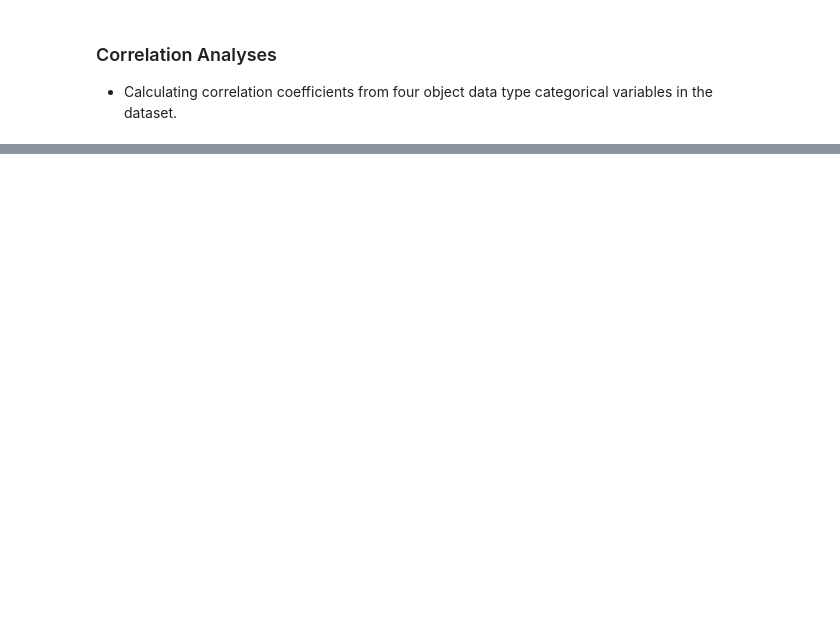
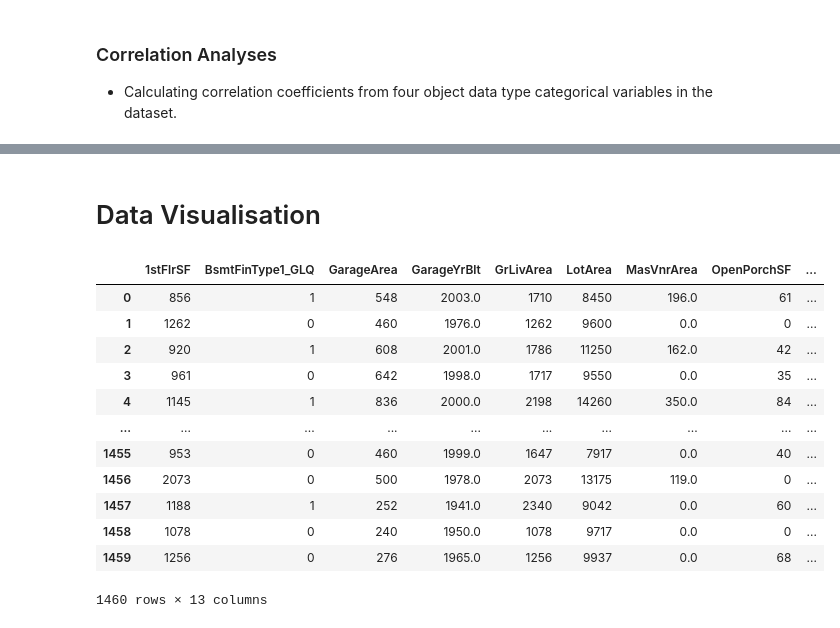
Before and after one commit to SalwinA/heritage-housing-project, a Jupyter notebook: jupyter_notebooks/Sales_Price_Correlation Study.ipynb, the cells around one changed output, grey strips where cells are left out. Saved outputs shown, nothing was run; the diff lists cells and outputs as text; code cells hidden in the pictures; blank space fills up the shorter version.

```diff
--- a/jupyter_notebooks/Sales_Price_Correlation Study.ipynb
+++ b/jupyter_notebooks/Sales_Price_Correlation Study.ipynb
@@ -105,0 +123,5 @@ pandas_report.to_notebook_iframe()
+# %%
+missingdata_categorial_variables = (missing_data_variables
+                    .columns[missing_data_variables.dtypes == 'object']
+                    .to_list())
+missingdata_categorial_variables
@@ -106,7 +130,12 @@ pandas_report.to_notebook_iframe()
+# %%
+from feature_engine.imputation import CategoricalImputer
+categorical_imputer = CategoricalImputer(imputation_method='frequent',
+                                         variables=missingdata_categorial_variables)
+df = categorical_imputer.fit_transform(df)
 # %%
 from feature_engine.encoding import OneHotEncoder
-encoder = OneHotEncoder(variables=df.columns[df.dtypes=='object'].to_list(), drop_last=False)
+encoder = OneHotEncoder(variables=missingdata_categorial_variables, drop_last=False)
 df_ohe = encoder.fit_transform(df)
 print(df_ohe.shape)
-df_ohe.head(5)
+df_ohe.head(3)
 # %% [output]
@@ -126,0 +194,14 @@ df.to_csv(f"outputs/datasets_collection/housing_prices.csv",index=False)
+# %%
+eda_dataframe = df_ohe.filter(['1stFlrSF',
+ 'BsmtFinType1_GLQ',
+ 'GarageArea',
+ 'GarageYrBlt',
+ 'GrLivArea',
+ 'LotArea',
+ 'MasVnrArea',
+ 'OpenPorchSF',
+ 'OverallQual',
+ 'TotalBsmtSF',
+ 'YearBuilt',
+ 'YearRemodAdd', 'SalePrice'])
+eda_dataframe.head(7)
@@ -126,0 +217,22 @@ df.to_csv(f"outputs/datasets_collection/housing_prices.csv",index=False)
+# %% [markdown]
+# Data Visualisation
+# %%
+from feature_engine.discretisation import EqualFrequencyDiscretiser
+discretiser = EqualFrequencyDiscretiser(q=6, variables=['SalePrice'])
+discretiser.fit(eda_dataframe)
+eda_dataframe = discretiser.transform(eda_dataframe)
+eda_dataframe
+# %% [output]
+|  | 1stFlrSF | BsmtFinType1_GLQ | GarageArea | GarageYrBlt | GrLivArea | LotArea | MasVnrArea | OpenPorchSF | ... |
+| 0 | 856 | 1 | 548 | 2003.0 | 1710 | 8450 | 196.0 | 61 | ... |
+| 1 | 1262 | 0 | 460 | 1976.0 | 1262 | 9600 | 0.0 | 0 | ... |
+| 2 | 920 | 1 | 608 | 2001.0 | 1786 | 11250 | 162.0 | 42 | ... |
+| 3 | 961 | 0 | 642 | 1998.0 | 1717 | 9550 | 0.0 | 35 | ... |
+| 4 | 1145 | 1 | 836 | 2000.0 | 2198 | 14260 | 350.0 | 84 | ... |
+| ... | ... | ... | ... | ... | ... | ... | ... | ... | ... |
+| 1455 | 953 | 0 | 460 | 1999.0 | 1647 | 7917 | 0.0 | 40 | ... |
+| 1456 | 2073 | 0 | 500 | 1978.0 | 2073 | 13175 | 119.0 | 0 | ... |
+| 1457 | 1188 | 1 | 252 | 1941.0 | 2340 | 9042 | 0.0 | 60 | ... |
+| 1458 | 1078 | 0 | 240 | 1950.0 | 1078 | 9717 | 0.0 | 0 | ... |
+| 1459 | 1256 | 0 | 276 | 1965.0 | 1256 | 9937 | 0.0 | 68 | ... |
+1460 rows × 13 columns
```
Also changed, not shown: parts of 16 cells of this notebook.
